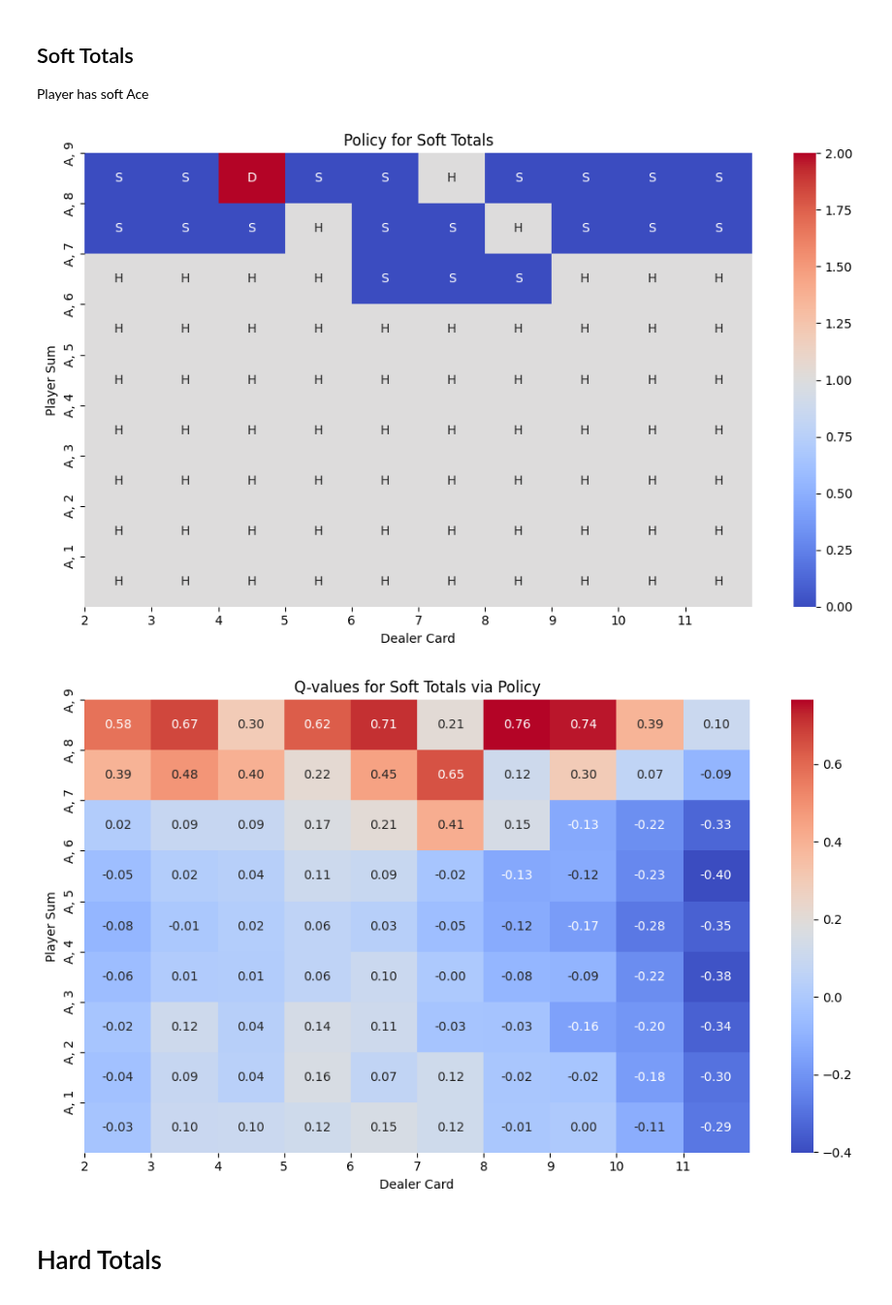
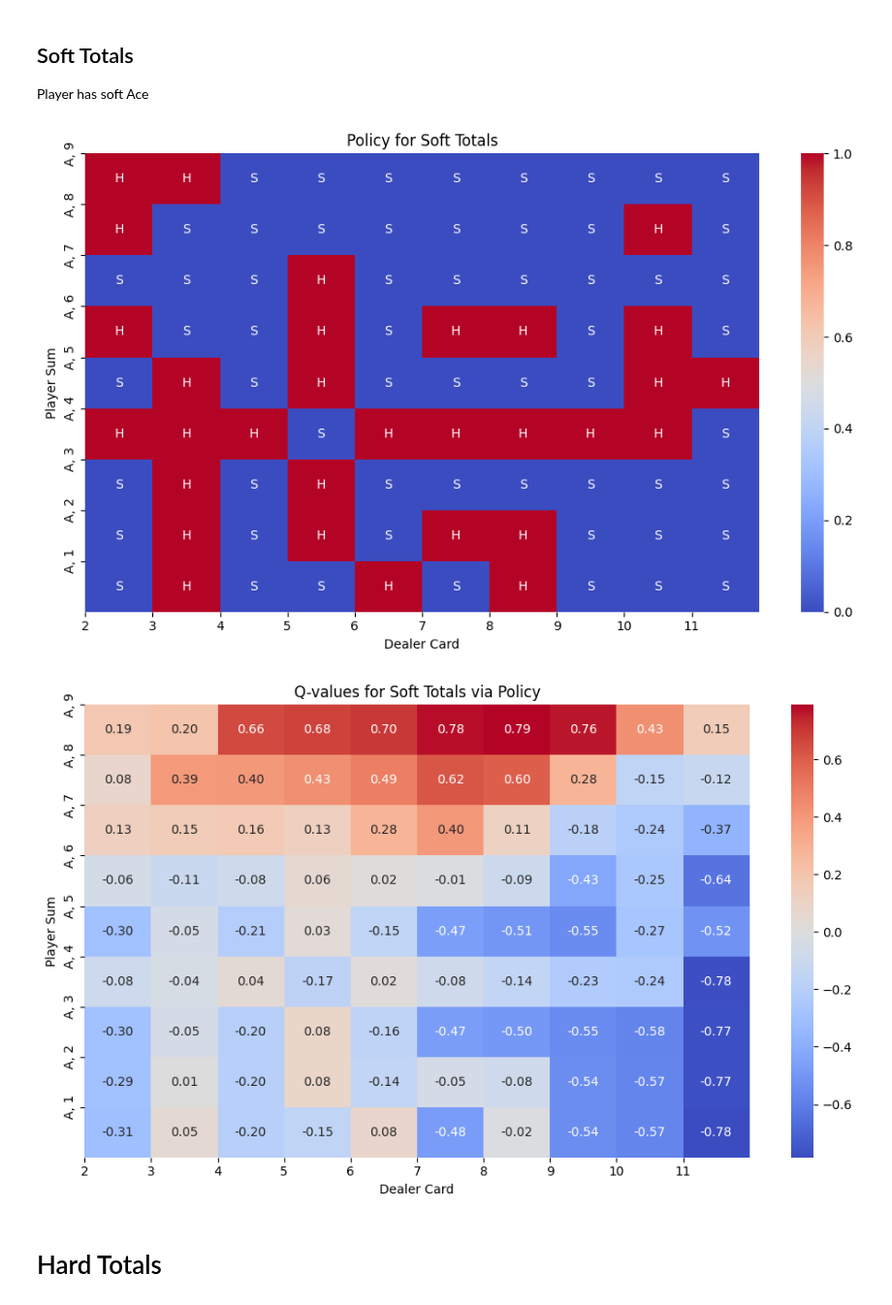
Before and after one commit to Horizon-42/black_jack, a Jupyter notebook: analysis.ipynb, the cells around one changed output. Shown at 97% size. Cells and saved outputs as stored; diff of their text form; code cells hidden in the pictures.

```diff
--- a/analysis.ipynb
+++ b/analysis.ipynb
@@ -66,10 +67,10 @@ plot_policy_and_Q(Q,policy, ChartName.Split, True)
 ## Soft Totals
 Player has soft Ace
 # %%
-plot_policy_and_Q(Q,policy, ChartName.SoftTotals, can_double=True)
+plot_policy_and_Q(Q,policy, ChartName.SoftTotals, can_double=False)
 # %% [output]
-[figure, old version]
+[figure, new version]
-[figure, old version]
+[figure, new version]
 # %% [markdown]
 # Hard Totals
 # %%
```
Also changed, not shown: parts of 2 cells of this notebook, 5 other files.
